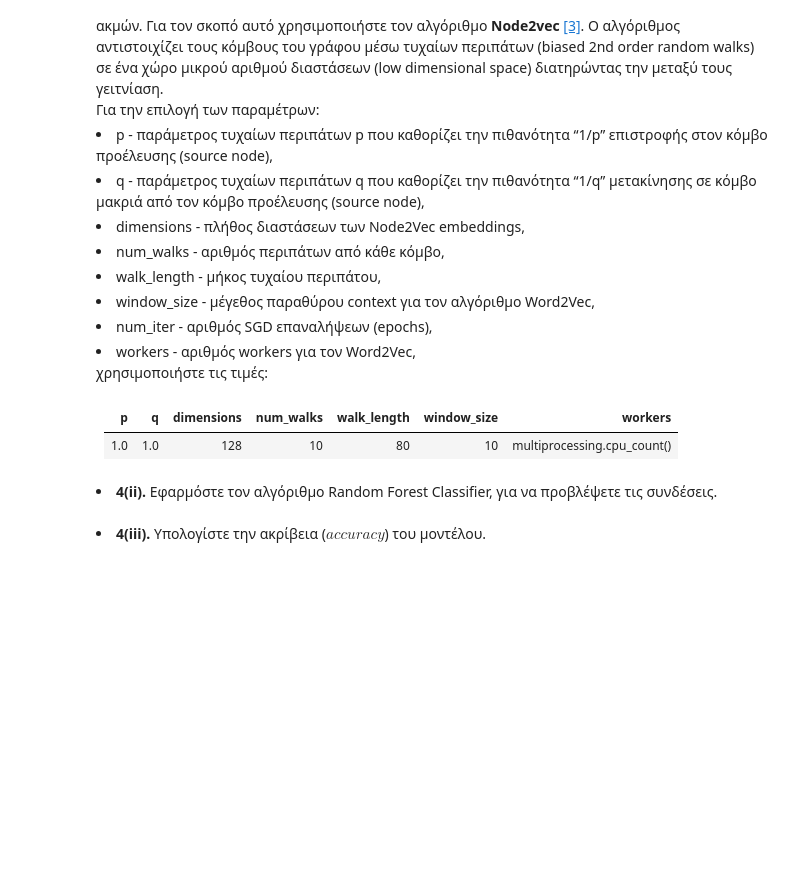
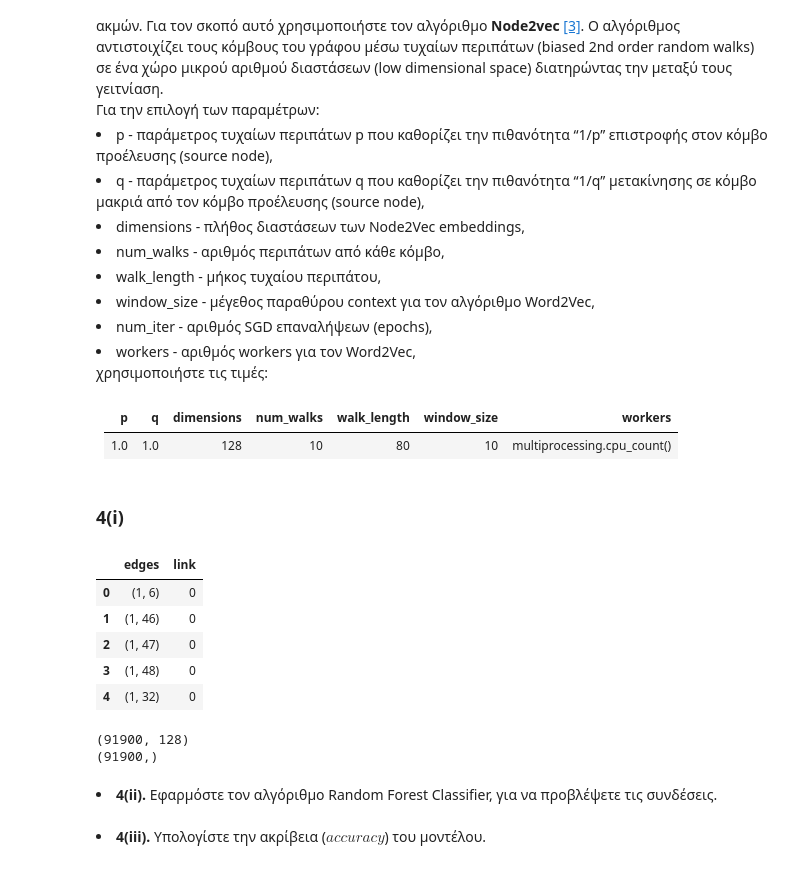
Before and after one commit to ChrisNick92/SocialNetworkAnalysis, a Jupyter notebook: project3/lab3.ipynb, the cells around one changed output. Cells and saved outputs as stored; diff of their text form; code cells hidden in the pictures; blank space fills up the shorter version.

```diff
--- a/project3/lab3.ipynb
+++ b/project3/lab3.ipynb
@@ -416,0 +407,2 @@ Probability of a connection between nodes 1 and 47: 0.0001861692665831211
+# %% [markdown]
+### 4(i)
@@ -417,3 +416,20 @@ Probability of a connection between nodes 1 and 47: 0.0001861692665831211
+# %%
+df.head(5)
+# %% [output]
+|  | edges | link |
+| 0 | (1, 6) | 0 |
+| 1 | (1, 46) | 0 |
+| 2 | (1, 47) | 0 |
+| 3 | (1, 48) | 0 |
+| 4 | (1, 32) | 0 |
+# %%
+X = np.stack(list(map(lambda x: n2v_model.wv[x[0]] + n2v_model.wv[x[1]], df['edges'])))
+y = np.array(df['link'], dtype=np.int64)
+print(X.shape)
+print(y.shape)
+# %% [output]
+(91900, 128)
+(91900,)
 # %% [markdown]
 <html><font>
     <li><B>4(ii).</B> Εφαρμόστε τον αλγόριθμο Random Forest Classifier, για να προβλέψετε τις συνδέσεις.</li><BR>
```
Also changed, not shown: parts of 20 cells of this notebook.
